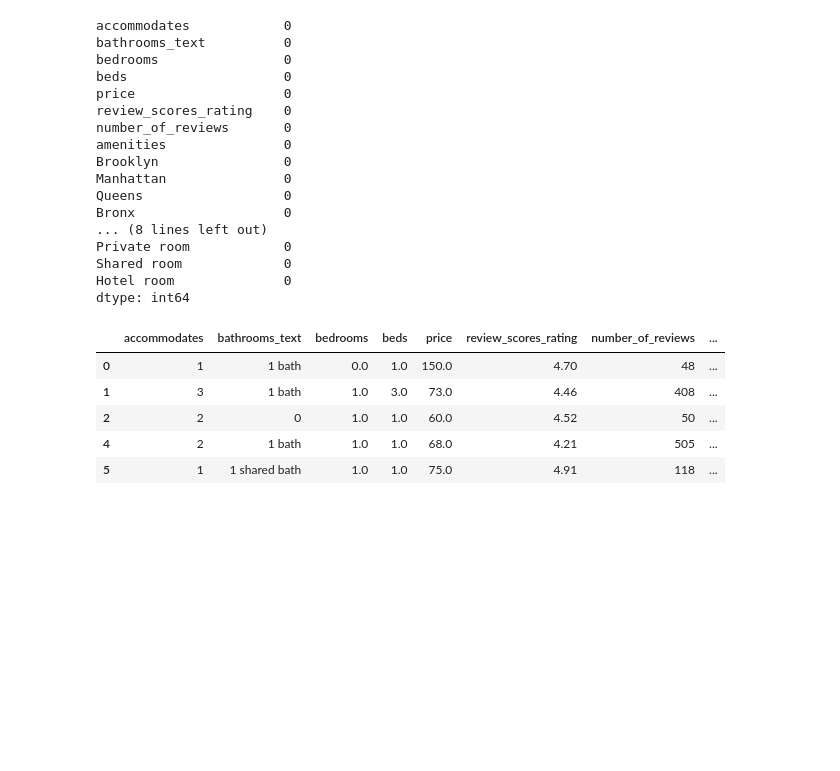
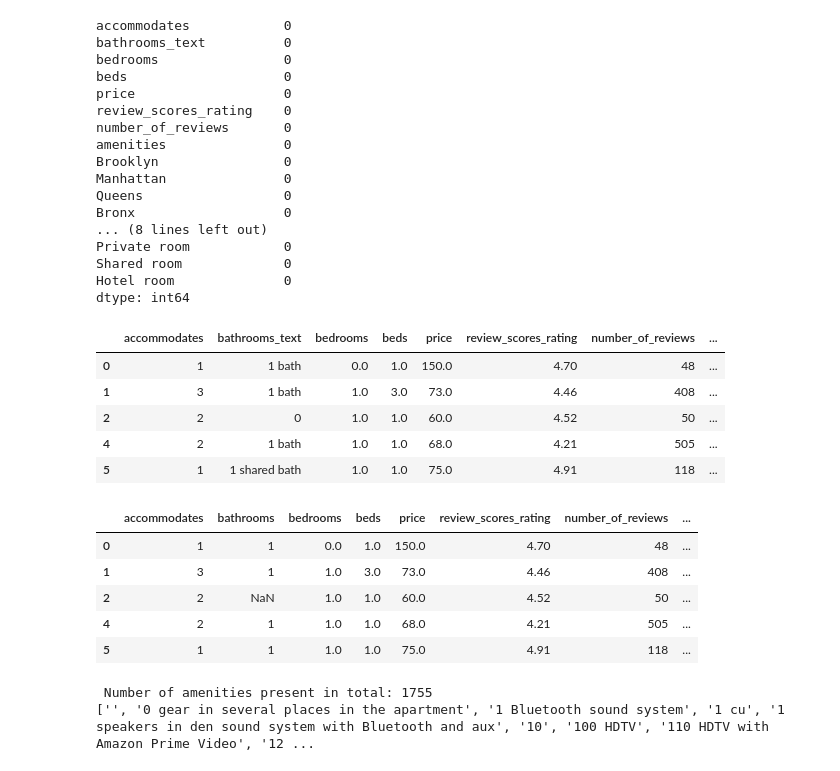
Before and after one commit to whitw/CAUBigdata, a Jupyter notebook: big-data-team-17-cau.ipynb, the cells around one changed output. Saved outputs shown, nothing was run; the diff lists cells and outputs as text; code cells hidden in the pictures; blank space fills up the shorter version.

```diff
--- a/big-data-team-17-cau.ipynb
+++ b/big-data-team-17-cau.ipynb
@@ -850,3 +850,31 @@ dtype: int64
 | 2 | 2 | 0 | 1.0 | 1.0 | 60.0 | 4.52 | 50 | ... |
 | 4 | 2 | 1 bath | 1.0 | 1.0 | 68.0 | 4.21 | 505 | ... |
 | 5 | 1 | 1 shared bath | 1.0 | 1.0 | 75.0 | 4.91 | 118 | ... |
+# %%
+tst1.rename(columns = {'bathrooms_text':'bathrooms'},inplace=True)
+
+tst1['bathrooms'] = tst1['bathrooms'].str.extract(r'(\d+\.+\d|\d)')
+tst1 = tst1.fillna(0)
+tst1.head(5)
+# %% [output]
+|  | accommodates | bathrooms | bedrooms | beds | price | review_scores_rating | number_of_reviews | ... |
+| 0 | 1 | 1 | 0.0 | 1.0 | 150.0 | 4.70 | 48 | ... |
+| 1 | 3 | 1 | 1.0 | 3.0 | 73.0 | 4.46 | 408 | ... |
+| 2 | 2 | NaN | 1.0 | 1.0 | 60.0 | 4.52 | 50 | ... |
+| 4 | 2 | 1 | 1.0 | 1.0 | 68.0 | 4.21 | 505 | ... |
+| 5 | 1 | 1 | 1.0 | 1.0 | 75.0 | 4.91 | 118 | ... |
+# %%
+amenities_list = list(tst1.amenities)
+amenities_list_string = " ".join(amenities_list)
+amenities_list_string = amenities_list_string.replace('[', '')
+amenities_list_string = amenities_list_string.replace(']', ',')
+amenities_list_string = amenities_list_string.replace('.', ',')
+amenities_list_string = amenities_list_string.replace('"', '')
+amenities_list_string = amenities_list_string.replace('\\', '')
+amenities_set = [x.strip() for x in amenities_list_string.split(',')]
+amenities_set = set(amenities_set)
+print('\n Number of amenities present in total:',len(amenities_set))
+#print(sorted(amenities_set))
+# %% [output]
+ Number of amenities present in total: 1755
+['', '0 gear in several places in the apartment', '1 Bluetooth sound system', '1 cu', '1 speakers in den sound system with Bluetooth and aux', '10', '100 HDTV', '110 HDTV with Amazon Prime Video', '12 ...
```
Also changed, not shown: parts of 2 cells of this notebook.
